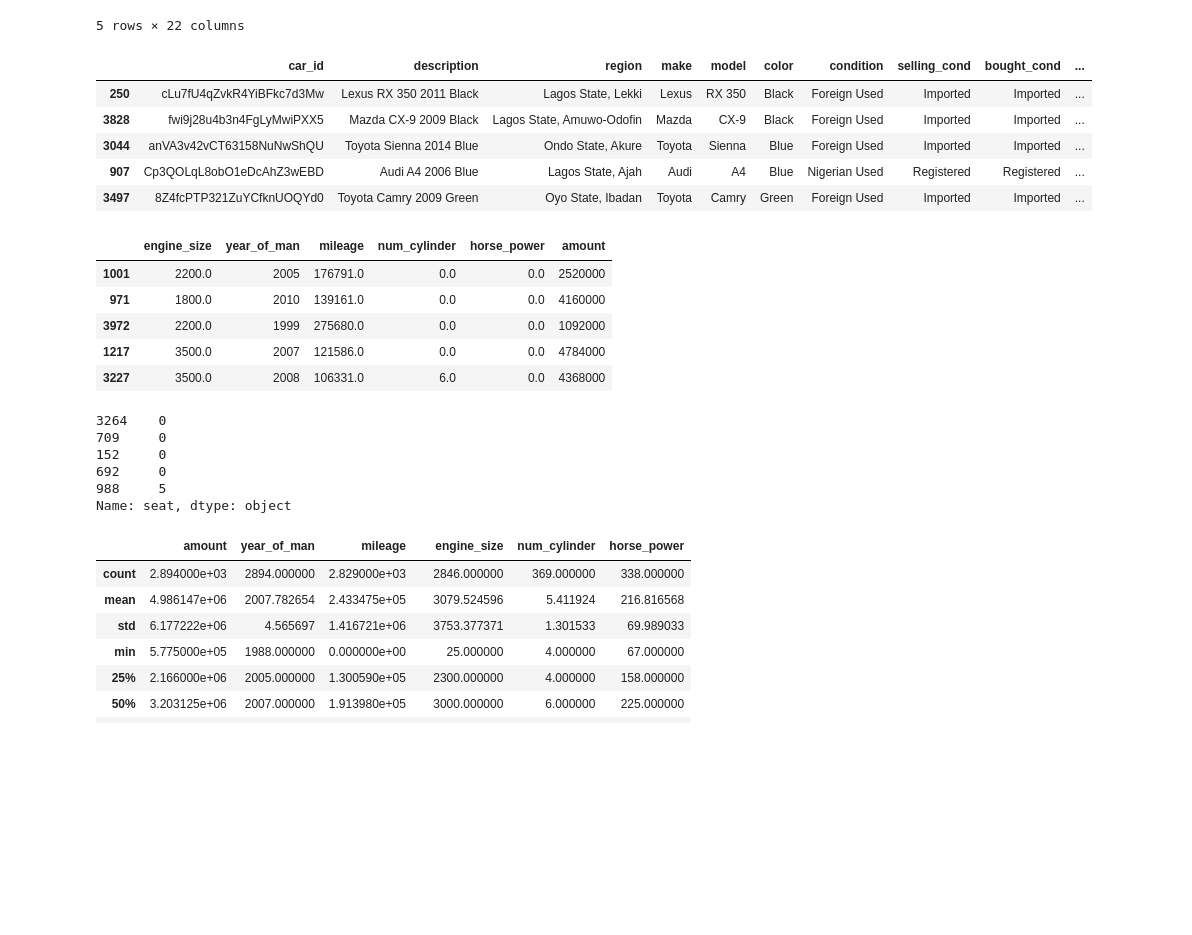
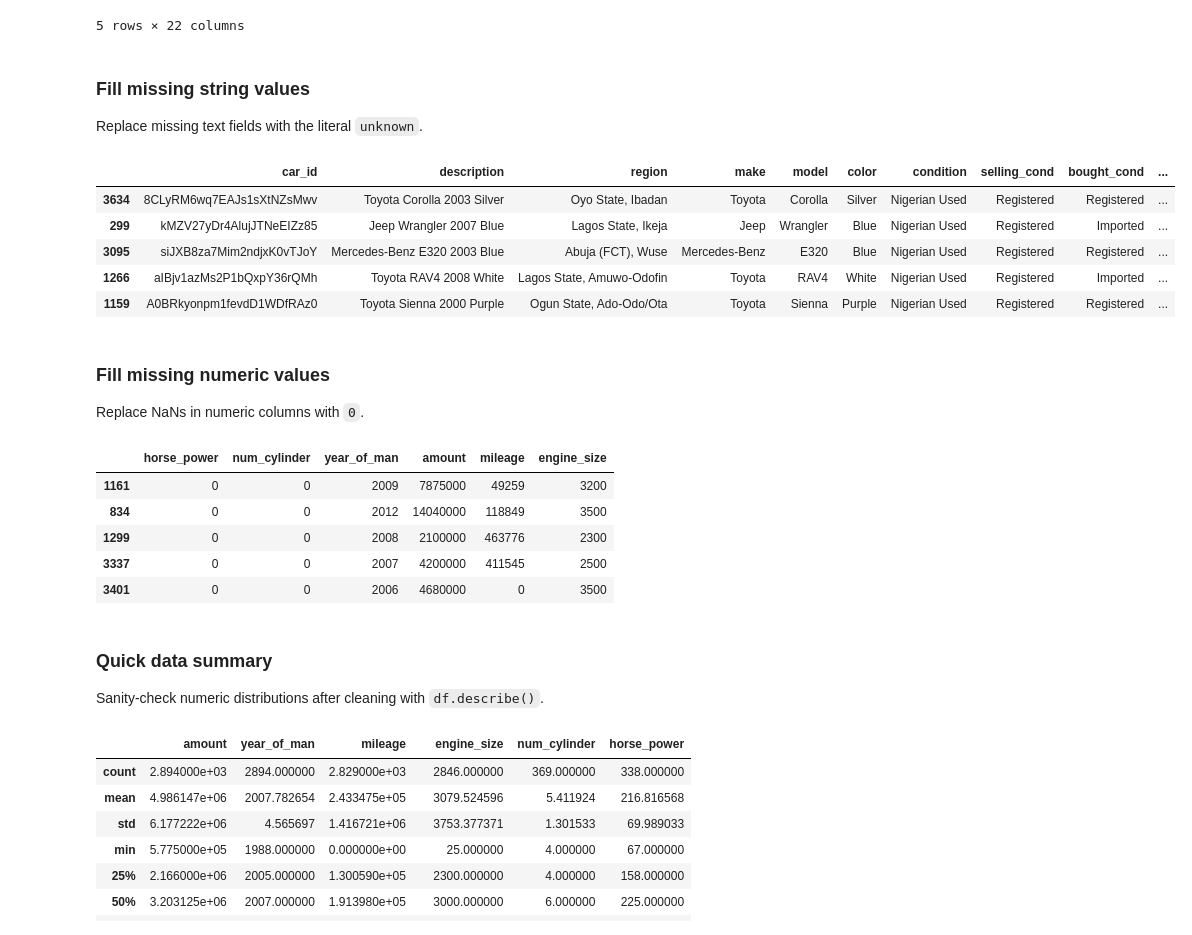
Before and after one commit to oluwaseyi-25/misc-etl-projects, a Jupyter notebook: cars45_etl.ipynb, the cells around one changed output. Cells and saved outputs as stored; diff of their text form; code cells hidden in the pictures; blank space fills up the shorter version.

```diff
--- a/cars45_etl.ipynb
+++ b/cars45_etl.ipynb
@@ -60,41 +72,40 @@ df.head()
 | 3 | CciPNDN6vhhQQI1FTQHAbfxi | Toyota Corolla 2007 Green | 3600000 | Abuja (FCT), Lugbe District | Toyota | Corolla | 2007 | Green | Nigerian Used | 139680.0 | ... |
 | 4 | bvwd5LDMx6mIYpVa6Uhi2jqJ | Mercedes-Benz M Class 2005 Silver | 3262500 | Lagos State, Isolo | Mercedes-Benz | M Class | 2005 | Silver | Nigerian Used | 220615.0 | ... |
 5 rows × 22 columns
+# %% [markdown]
+### Fill missing string values
+Replace missing text fields with the literal `unknown`.
 # %%
 string_columns = [col for col in df.columns if df.dtypes[col] == 'O']
-string_columns.remove('seat')
 df[string_columns] = df[string_columns].fillna('unknown')
 
 df[string_columns].sample(5)
 # %% [output]
 |  | car_id | description | region | make | model | color | condition | selling_cond | bought_cond | ... |
-| 250 | cLu7fU4qZvkR4YiBFkc7d3Mw | Lexus RX 350 2011 Black | Lagos State, Lekki | Lexus | RX 350 | Black | Foreign Used | Imported | Imported | ... |
-| 3828 | fwi9j28u4b3n4FgLyMwiPXX5 | Mazda CX-9 2009 Black | Lagos State, Amuwo-Odofin | Mazda | CX-9 | Black | Foreign Used | Imported | Imported | ... |
-| 3044 | anVA3v42vCT63158NuNwShQU | Toyota Sienna 2014 Blue | Ondo State, Akure | Toyota | Sienna | Blue | Foreign Used | Imported | Imported | ... |
-| 907 | Cp3QOLqL8obO1eDcAhZ3wEBD | Audi A4 2006 Blue | Lagos State, Ajah | Audi | A4 | Blue | Nigerian Used | Registered | Registered | ... |
-| 3497 | 8Z4fcPTP321ZuYCfknUOQYd0 | Toyota Camry 2009 Green | Oyo State, Ibadan | Toyota | Camry | Green | Foreign Used | Imported | Imported | ... |
+| 3634 | 8CLyRM6wq7EAJs1sXtNZsMwv | Toyota Corolla 2003 Silver | Oyo State, Ibadan | Toyota | Corolla | Silver | Nigerian Used | Registered | Registered | ... |
+| 299 | kMZV27yDr4AlujJTNeEIZz85 | Jeep Wrangler 2007 Blue | Lagos State, Ikeja | Jeep | Wrangler | Blue | Nigerian Used | Registered | Imported | ... |
+| 3095 | siJXB8za7Mim2ndjxK0vTJoY | Mercedes-Benz E320 2003 Blue | Abuja (FCT), Wuse | Mercedes-Benz | E320 | Blue | Nigerian Used | Registered | Registered | ... |
+| 1266 | aIBjv1azMs2P1bQxpY36rQMh | Toyota RAV4 2008 White | Lagos State, Amuwo-Odofin | Toyota | RAV4 | White | Nigerian Used | Registered | Imported | ... |
+| 1159 | A0BRkyonpm1fevdD1WDfRAz0 | Toyota Sienna 2000 Purple | Ogun State, Ado-Odo/Ota | Toyota | Sienna | Purple | Nigerian Used | Registered | Registered | ... |
+# %% [markdown]
+### Fill missing numeric values
+Replace NaNs in numeric columns with `0`.
 # %%
 num_columns = list(set(df.columns) - {col for col in df.columns if df.dtypes[col] == 'O'})
 df[num_columns] = df[num_columns].fillna(0)
+df[num_columns] = df[num_columns].astype('int')
 
 df[num_columns].sample(5)
 # %% [output]
-|  | engine_size | year_of_man | mileage | num_cylinder | horse_power | amount |
-| 1001 | 2200.0 | 2005 | 176791.0 | 0.0 | 0.0 | 2520000 |
-| 971 | 1800.0 | 2010 | 139161.0 | 0.0 | 0.0 | 4160000 |
-| 3972 | 2200.0 | 1999 | 275680.0 | 0.0 | 0.0 | 1092000 |
-| 1217 | 3500.0 | 2007 | 121586.0 | 0.0 | 0.0 | 4784000 |
-| 3227 | 3500.0 | 2008 | 106331.0 | 6.0 | 0.0 | 4368000 |
+|  | horse_power | num_cylinder | year_of_man | amount | mileage | engine_size |
+| 1161 | 0 | 0 | 2009 | 7875000 | 49259 | 3200 |
+| 834 | 0 | 0 | 2012 | 14040000 | 118849 | 3500 |
+| 1299 | 0 | 0 | 2008 | 2100000 | 463776 | 2300 |
+| 3337 | 0 | 0 | 2007 | 4200000 | 411545 | 2500 |
+| 3401 | 0 | 0 | 2006 | 4680000 | 0 | 3500 |
-# %%
-df.seat.fillna("0", inplace=True)
-df.seat.sample(5)
-# %% [output]
-3264    0
-709     0
-152     0
-692     0
-988     5
-Name: seat, dtype: object
+# %% [markdown]
+### Quick data summary
+Sanity-check numeric distributions after cleaning with `df.describe()`.
 # %%
 df.describe()
 # %% [output]
```
Also changed, not shown: parts of 11 cells of this notebook.
